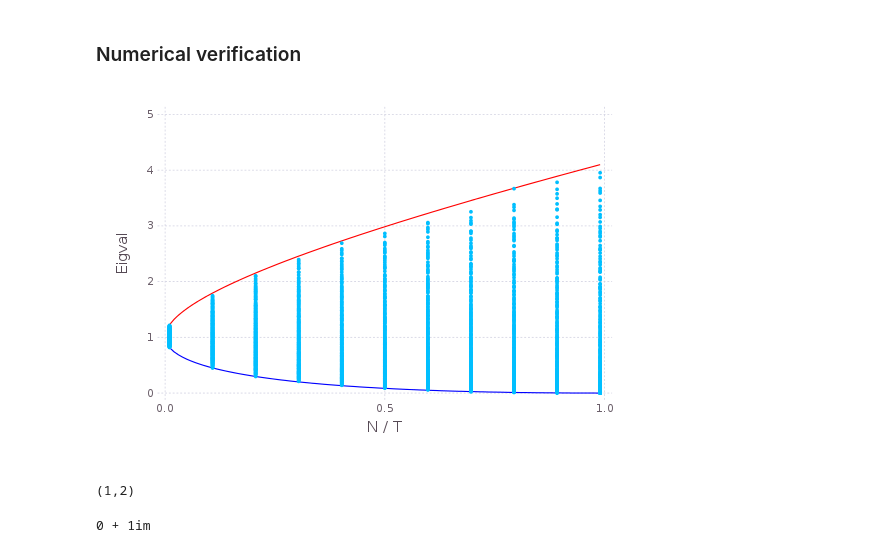
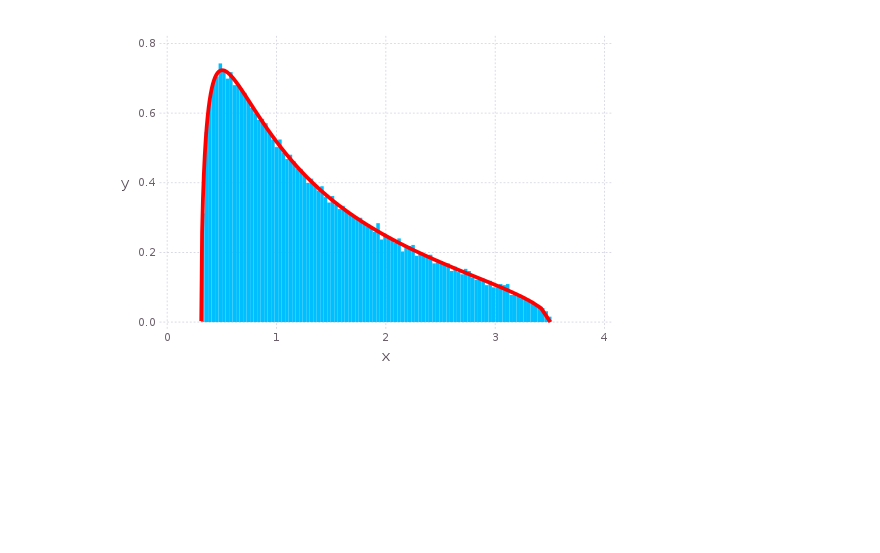
Before and after one commit to ganguli-lab/single-trial, a Jupyter notebook: AR MP.ipynb, the cells around one changed output. Saved outputs shown, nothing was run; the diff lists cells and outputs as text; code cells hidden in the pictures; blank space fills up the shorter version.

Commit message:
numerically verified the MP distribution for an AR process

```diff
--- a/AR MP.ipynb
+++ b/AR MP.ipynb
@@ -8,5 +8,5 @@ using ARMP
 # %%
-model = ARMPModel(0.5, 0.2)
+model = ARMPModel(0.2, 0.5)
 l, u = lb(model), ub(model)
 println(l);
 println(u);
@@ -26,26 +16,14 @@ plot(x=sampleSpec, Geom.histogram)
-# %% [markdown]
-### Numerical verification
-# %%
-phi = 0.1;
-cs = linspace(0.01, 0.99, 101);
-cData, dData = Float64[], Float64[];
-for c in cs[1:10:end]
-    N = 200; T = int(N / c);
-    cData = [cData, c * ones(N)];
-    dData = [dData, sampleSV2(N, T, phi, 1)];
-end
-plot(
-layer(x=cs, y=map(c -> lb(c, phi), cs), Theme(default_color=color("blue")), Geom.line),
-layer(x=cs, y=map(c -> ub(c, phi), cs), Theme(default_color=color("red")), Geom.line),
-layer(x=cData, y=dData, Theme(default_point_size=0.5mm, highlight_width=0mm), Geom.point),
-Guide.XLabel("N / T"), Guide.YLabel("Eigval"), Scale.y_continuous)
-# %% [output]
-[figure, removed]
-# %%
-a, b = 1, 2
-# %% [output]
-(1,2)
-# %%
-1im
-# %% [output]
-0 + 1im
+# %%
+sampleSpec = randSpec(model, 10)
+
+bins = linspace(minimum(sampleSpec), maximum(sampleSpec), 101)
+_, counts = hist(sampleSpec, bins)
+counts /= sum(counts) * mean(diff(bins))
+
+x = logspace(log10(l + 1e-6), log10(u - 1e-6), 100)
+l1 = layer(x=(bins[1:end - 1] + bins[2:end]) / 2, y=counts, Geom.bar)
+lineTheme = Theme(line_width=1mm, default_color=color("red"))
+l2 = layer(x=x, y=map(spec(model), x), Geom.line, lineTheme)
+plot(l1, l2)
+# %% [output]
+[figure, added]
```
Also changed, not shown: parts of 5 cells of this notebook, 1 other file.
